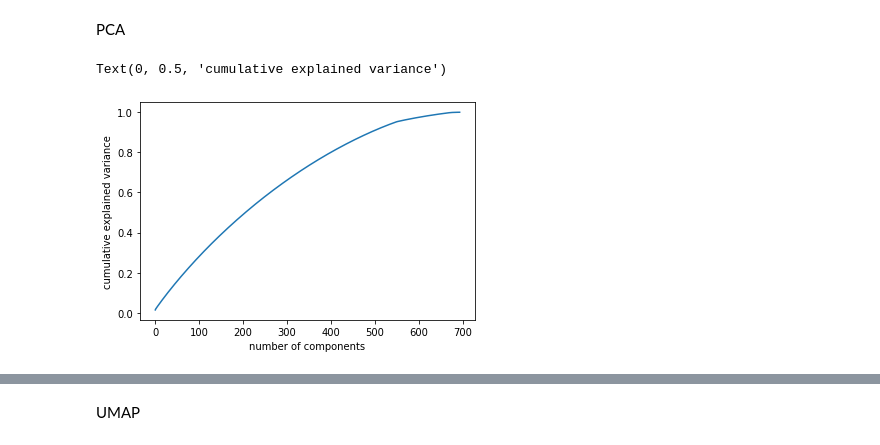
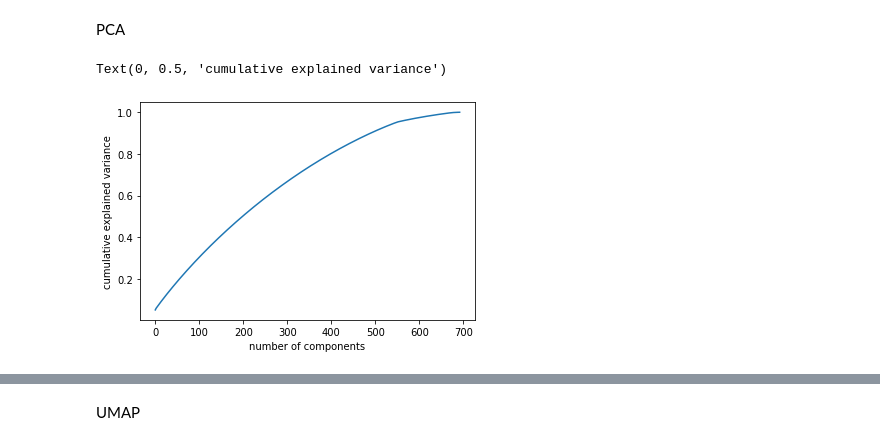
Before and after one commit to 4nar/dm_clustering_project, a Jupyter notebook: gene_clustering_p2.ipynb, the cells around one changed output, grey strips where cells are left out. Drawn from its saved outputs; the diff is of its cells as text; code cells hidden in the pictures.

```diff
--- a/gene_clustering_p2.ipynb
+++ b/gene_clustering_p2.ipynb
@@ -361,13 +335,13 @@ PCA
 # %%
 # Attempted dimensionality reduction with different kernels, no luck.
 kpca = KernelPCA(kernel='poly').fit_transform(X)
 explained_variance = np.var(kpca, axis=0)
 explained_variance_ratio = explained_variance / np.sum(explained_variance)
 
 pca = PCA().fit(X)
-plt.plot(np.cumsum(pca.explained_variance_ratio_))
+plt.plot(np.cumsum(explained_variance_ratio))
 plt.xlabel('number of components')
 plt.ylabel('cumulative explained variance')
 # %% [output]
 Text(0, 0.5, 'cumulative explained variance')
-[figure, old version]
+[figure, new version]
```
Also changed, not shown: parts of 30 cells of this notebook.
